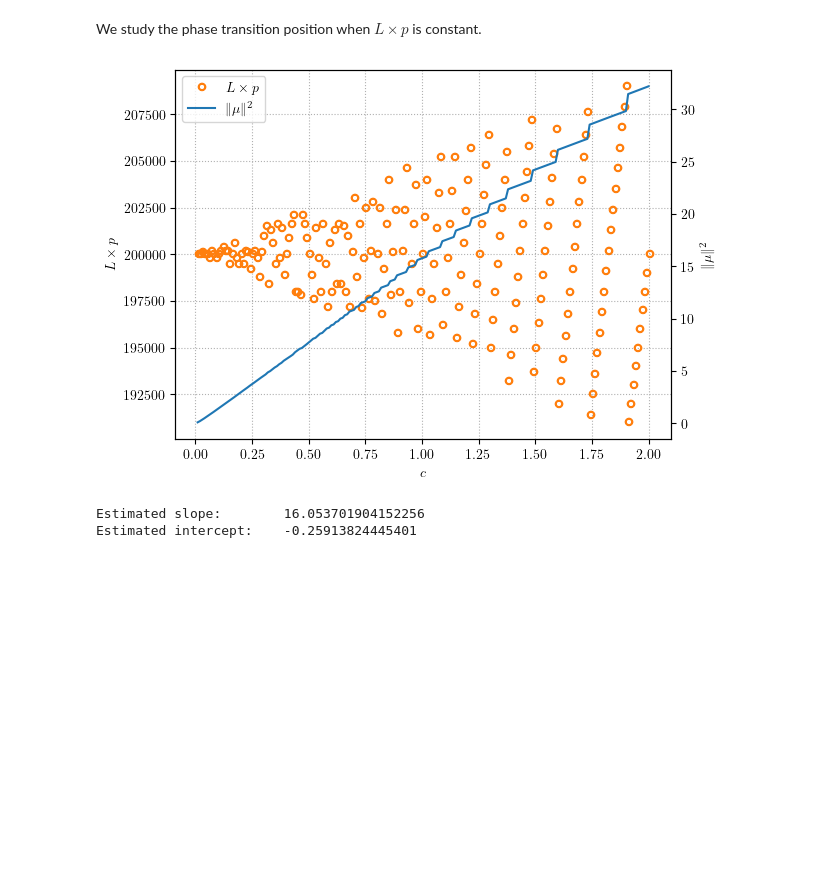
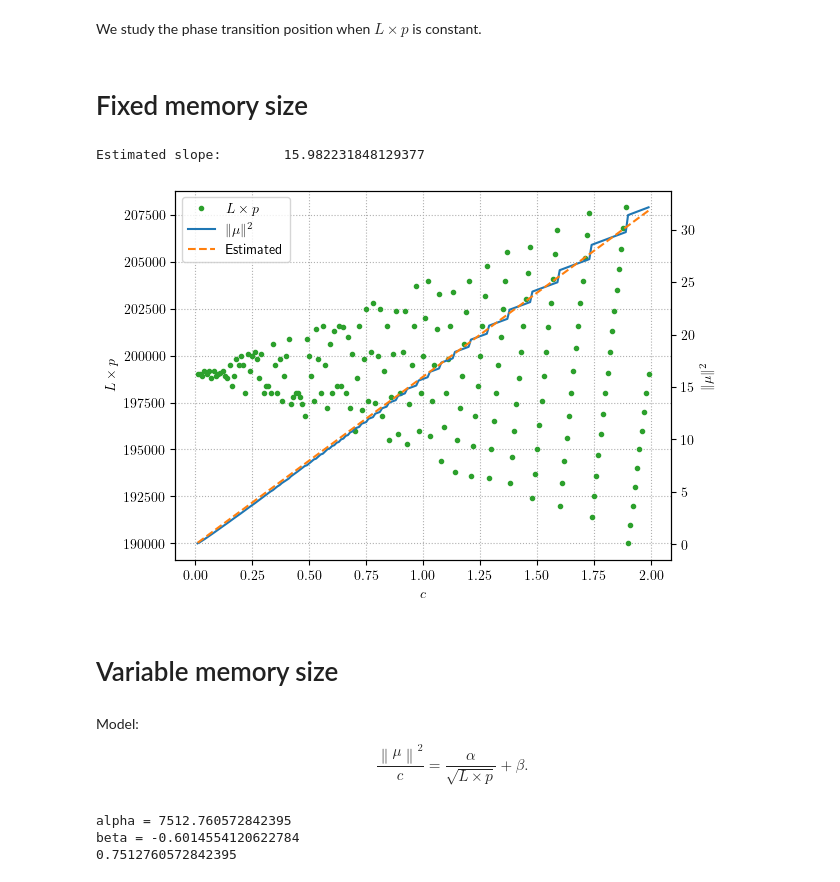
Before and after one commit to HugoLebeau/online_learning, a Jupyter notebook: Phase transition at constant memory.ipynb, the cells around one changed output. Drawn from its saved outputs; the diff is of its cells as text; code cells hidden in the pictures; blank space fills up the shorter version.

Commit message:
New model

```diff
--- a/Phase transition at constant memory.ipynb
+++ b/Phase transition at constant memory.ipynb
@@ -13,10 +13,8 @@ np.random.seed(14159)
 We study the phase transition position when $L \times p$ is constant.
 # %%
 n = 10000
-c_r = np.arange(1, 200+1)/100
+c_r = np.arange(0.01, 2, 0.01)
 p_r = np.round(c_r*n).astype(int)
-
-mem_size = p_r[-1]*10 # Memory size (L*p)
 # %%
 def get_pht(mem):
     L_r = np.round(mem/(c_r*n)).astype(int)
@@ -37,0 +34,2 @@ pht_c, L_r, eps_r = get_pht(mem_size)
+# %% [markdown]
+# Fixed memory size
@@ -38,23 +39,25 @@ pht_c, L_r, eps_r = get_pht(mem_size)
+# %%
+mask = (~np.isnan(pht_c))
+slope = (c_r[mask]@pht_c[mask])/linalg.norm(c_r[mask])**2
+print("Estimated slope:\t{}".format(slope))
+# %% [output]
+Estimated slope:        15.982231848129377
 # %%
-plt.plot(c_r, (L_r*p_r), ls='', marker='$\circ$', color='C1', label="$L \\times p$")
+plt.plot(c_r, (L_r*p_r), ls='', marker='.', color='C2', label="$L \\times p$")
 plt.grid(ls=':')
 plt.xlabel("$c$")
 plt.ylabel("$L \\times p$")
 ax1 = plt.gca()
 ax2 = plt.twinx()
 plt.plot(c_r, pht_c, color='C0', label="$\\| \\mu \\|^2$")
+plt.plot(c_r, slope*c_r, ls='--', color='C1', label="Estimated")
 plt.ylabel("$\\| \\mu \\|^2$")
 lines1, labels1 = ax1.get_legend_handles_labels()
 lines2, labels2 = ax2.get_legend_handles_labels()
 plt.legend(lines1+lines2, labels1+labels2)
 plt.show()
 # %% [output]
-[figure, old version]
+[figure, new version]
-# %%
-mask = (~np.isnan(pht_c))
-slope, intercept = siegelslopes(pht_c[mask], x=c_r[mask])
-print("Estimated slope:\t{}\nEstimated intercept:\t{}".format(slope, intercept))
-# %% [output]
-Estimated slope:        16.053701904152256
-Estimated intercept:    -0.25913824445401
+# %% [markdown]
+# Variable memory size
 # %%
@@ -66,0 +71,2 @@ for i, mem in enumerate(tqdm(mem_r)):
+# %% [markdown]
+Model: $$\frac{\left\lVert \mu \right\rVert^2}{c} = \frac{\alpha}{\sqrt{L \times p}} + \beta.$$
@@ -67 +80,8 @@ for i, mem in enumerate(tqdm(mem_r)):
+# %%
+print("alpha = {}\nbeta = {}".format(alpha, beta))
+print(alpha/n)
+# %% [output]
+alpha = 7512.760572842395
+beta = -0.6014554120622784
+0.7512760572842395
 # %%
```
Also changed, not shown: parts of 6 cells of this notebook.
